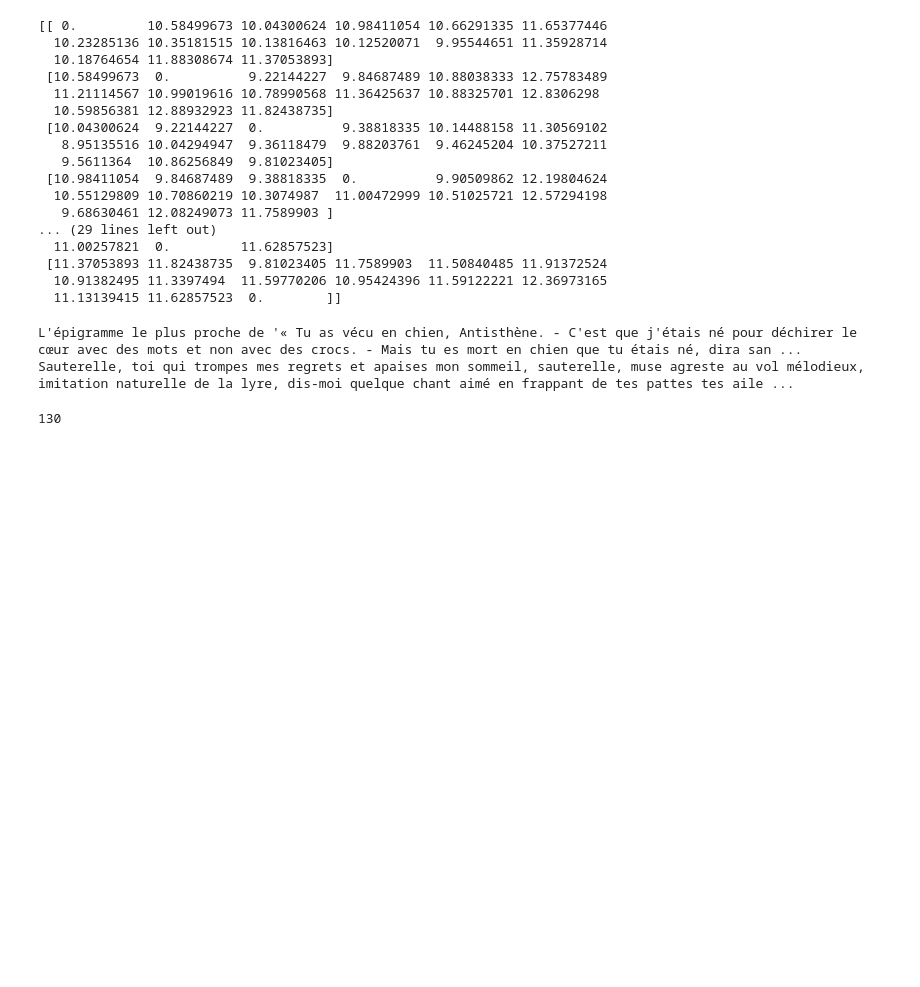
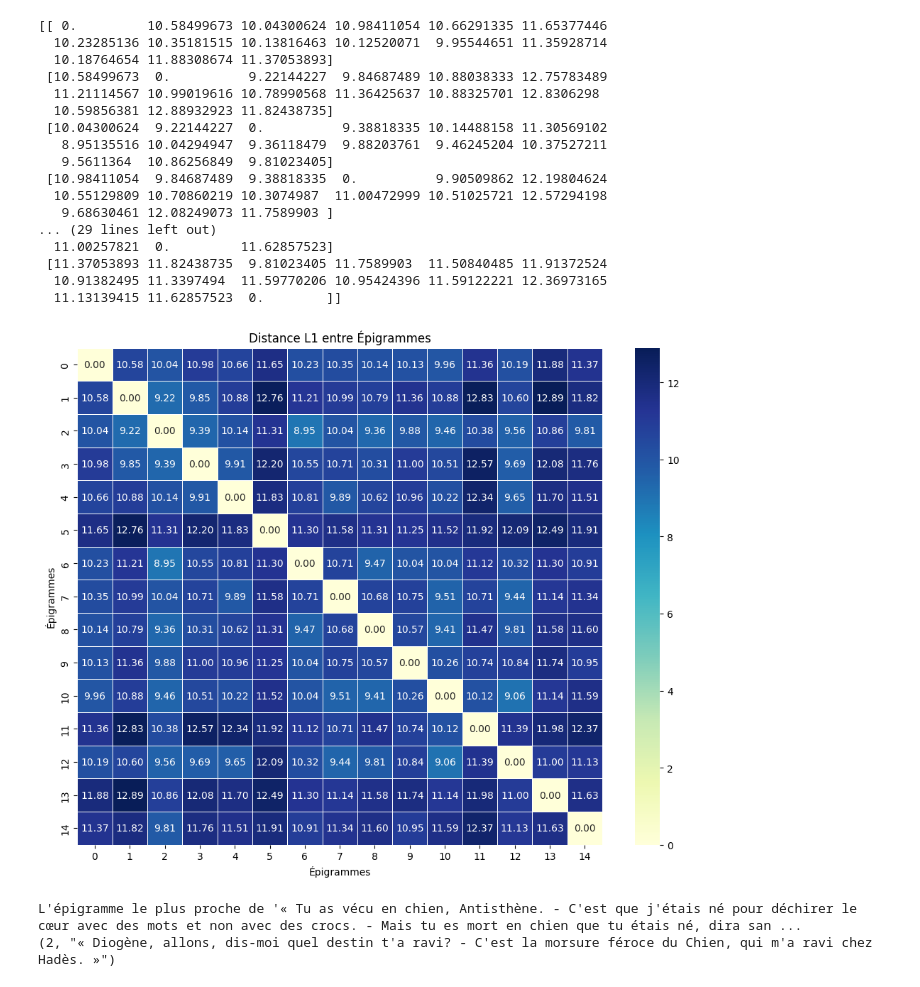
Before and after one commit to alexiaschn/dhsi-2026, a Jupyter notebook: notebooks/jour2_BoW_TFiDF_complet.ipynb, the cells around one changed output. Saved outputs shown, nothing was run; the diff lists cells and outputs as text; code cells hidden in the pictures; blank space fills up the shorter version.

```diff
--- a/notebooks/jour2_BoW_TFiDF_complet.ipynb
+++ b/notebooks/jour2_BoW_TFiDF_complet.ipynb
@@ -305,22 +432,42 @@ print(l1_distances)
  [11.37053893 11.82438735  9.81023405 11.7589903  11.50840485 11.91372524
   10.91382495 11.3397494  11.59770206 10.95424396 11.59122221 12.36973165
   11.13139415 11.62857523  0.        ]]
+# %%
+# Visualisation de la heatmap
+# nommage des étiquettes par l'index (l'ordre dans lequel l'épigramme apparait dans le jeu de donnée)
+doc_labels = corpus.index
+
+
+plt.figure(figsize=(10, 8))
+sns.heatmap(l1_distances,
+            annot=True,        # Affiche les valeurs numériques dans les cellules
+            fmt=".2f",         # Formattage des nombres (2 décimales)
+            cmap="YlGnBu",     # Palette de couleurs (bleu à vert)
+            xticklabels=doc_labels, # Labels pour les colonnes
+            yticklabels=doc_labels, # Labels pour les lignes
+            linewidths=.5)     # Lignes séparatrices
+
+plt.title("Distance L1 entre Épigrammes")
+plt.ylabel("Épigrammes")
+plt.xlabel("Épigrammes")
+plt.tight_layout()
+plt.show()
+# %% [output]
+[figure, added]
 # %%
 def get_most_similar_epigram2(epigram_index):
     print(f"L'épigramme le plus proche de '{corpus[epigram_index]}'")
     # extraire la ligne contenant les scores de similarité pour cet épigramme : retourne tuple (position, score)
     sim_scores = list(enumerate(l1_distances[epigram_index]))
-    # on organise la liste pour que le score le plus élevé (valeur en position 1 du tuple) soit en tête de liste
-    sim_scores = sorted(sim_scores, key=lambda x: x[1], reverse=True)
+    # on organise la liste pour que le score le plus élevé (valeur en position 1 du tuple) soit à la fin
+    # Cette fois il s'agit d'un calcul de distance : on cherche la valeur la plus proche de 0
+    sim_scores = sorted(sim_scores, key=lambda x: x[1], reverse=False)
     # comme le score le plus élevé est avec lui-même, on ne prend la liste qu'à partir du 2e élément
     sim_scores = sim_scores[1:]
-    return corpus[sim_scores[0][0]]
+    index = sim_scores[0][0]
+    return index, corpus[index]
 
 print(get_most_similar_epigram2(1))
 # %% [output]
 L'épigramme le plus proche de '« Tu as vécu en chien, Antisthène. - C'est que j'étais né pour déchirer le cœur avec des mots et non avec des crocs. - Mais tu es mort en chien que tu étais né, dira san ...
-Sauterelle, toi qui trompes mes regrets et apaises mon sommeil, sauterelle, muse agreste au vol mélodieux, imitation naturelle de la lyre, dis-moi quelque chant aimé en frappant de tes pattes tes aile ...
+(2, "« Diogène, allons, dis-moi quel destin t'a ravi? - C'est la morsure féroce du Chien, qui m'a ravi chez Hadès. »")
-# %%
-sum([len(epi.split()) for epi in corpus[:3]])
-# %% [output]
-130
```
Also changed, not shown: parts of 15 cells of this notebook, 14 other files.
